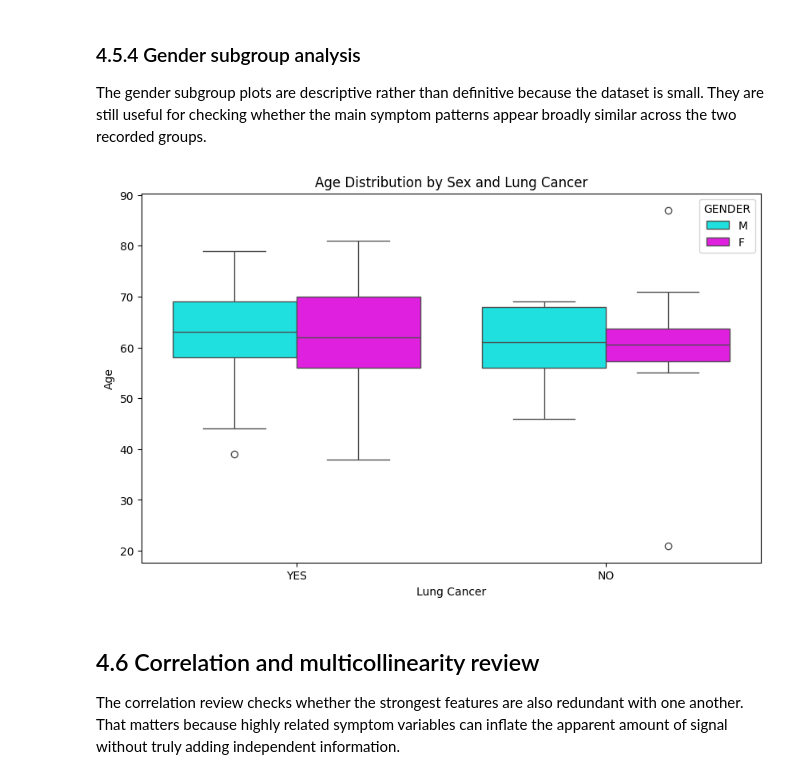
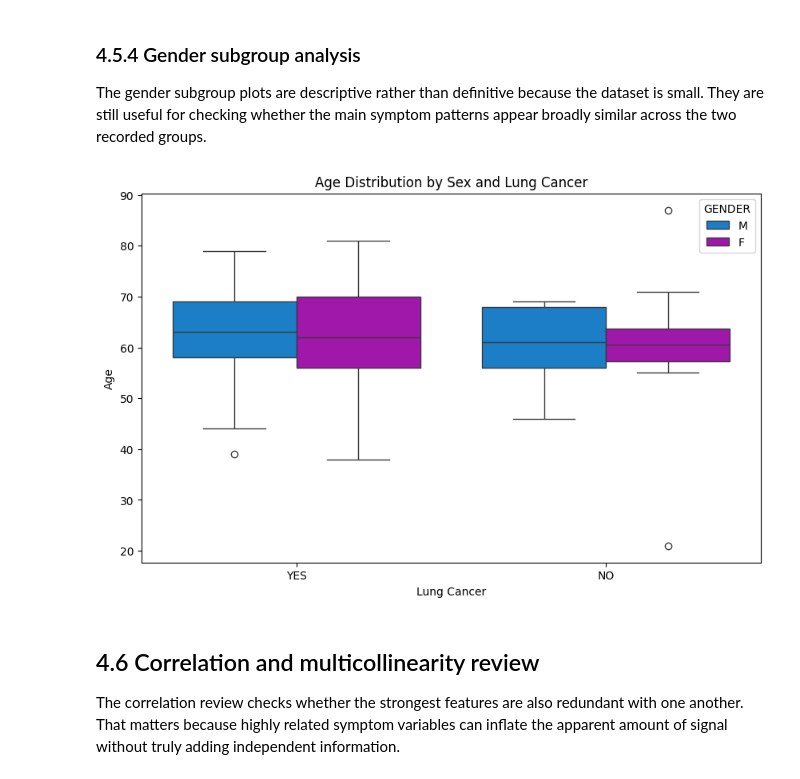
Before and after one commit to JoeShade/groupProject, a Jupyter notebook: blankTemplate.ipynb, the cells around one changed output. Cells and saved outputs as stored; diff of their text form; code cells hidden in the pictures.

```diff
--- a/blankTemplate.ipynb
+++ b/blankTemplate.ipynb
@@ -3054,14 +3809,21 @@ Age shows a weaker and more graded relationship with the target than the stronge
 The gender subgroup plots are descriptive rather than definitive because the dataset is small. They are still useful for checking whether the main symptom patterns appear broadly similar across the two recorded groups.
 # %%
 # Check dataset shape, column names, data types, and summary info
-plt.figure(figsize=(10,6))
-sns.boxplot(data=dataset, x='LUNG_CANCER', y='AGE', hue='GENDER', palette={'M': 'cyan', 'F': 'magenta'})
-plt.title("Age Distribution by Sex and Lung Cancer")
-plt.xlabel("Lung Cancer")
-plt.ylabel("Age")
+gender_palette = {'M': section4_secondary_color, 'F': section4_primary_color}
+plt.figure(figsize=(10, 6))
+sns.boxplot(
+    data=dataset,
+    x='LUNG_CANCER',
+    y='AGE',
+    hue='GENDER',
+    palette=gender_palette,
+)
+plt.title('Age Distribution by Sex and Lung Cancer')
+plt.xlabel('Lung Cancer')
+plt.ylabel('Age')
 plt.show()
 # %% [output]
-[figure, old version]
+[figure, new version]
 # %% [markdown]
 ## 4.6 Correlation and multicollinearity review
 The correlation review checks whether the strongest features are also redundant with one another. That matters because highly related symptom variables can inflate the apparent amount of signal without truly adding independent information.
```
Also changed, not shown: parts of 27 cells of this notebook.
